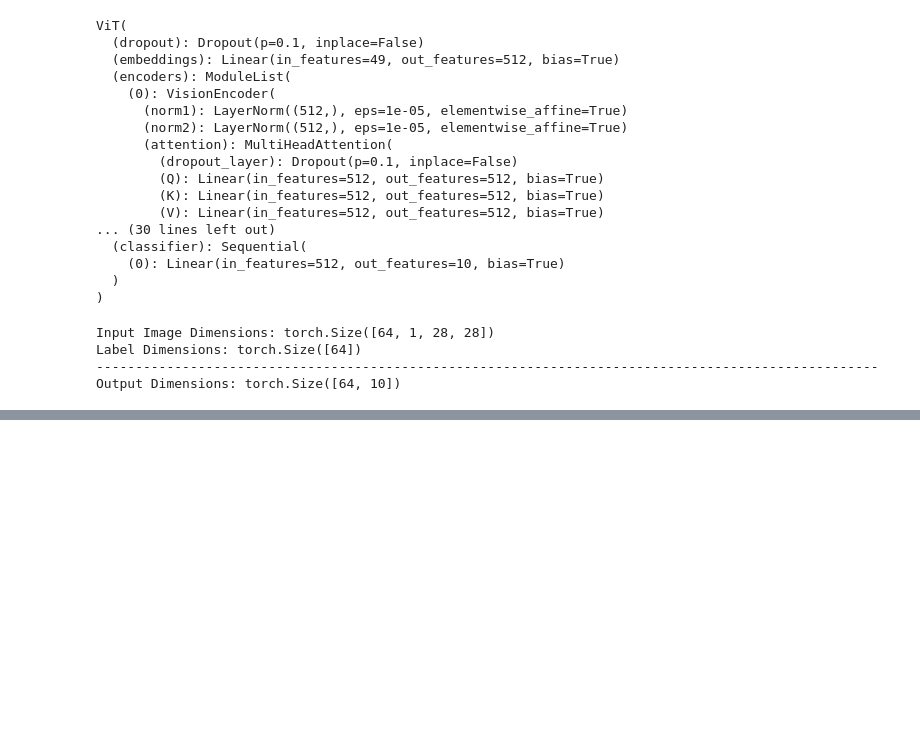
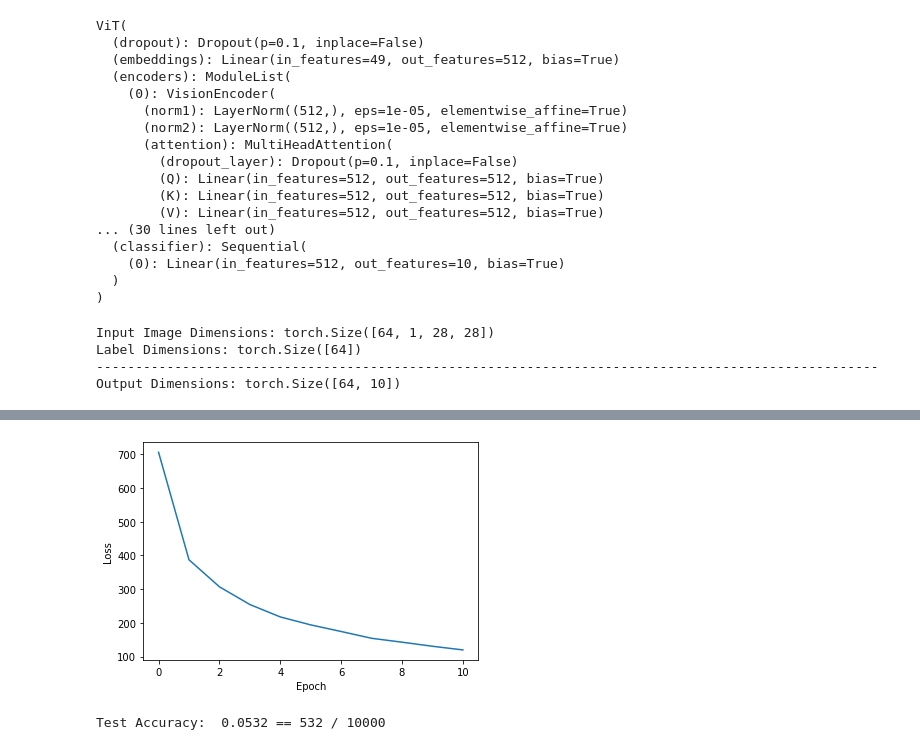
Before and after one commit to UdbhavPrasad072300/Transformer-Implementations, a Jupyter notebook: Multi-class Image Classification with Vision Transformers.ipynb, the cells around one changed output, grey strips where cells are left out. Saved outputs shown, nothing was run; the diff lists cells and outputs as text; code cells hidden in the pictures; blank space fills up the shorter version.

```diff
--- a/Multi-class Image Classification with Vision Transformers.ipynb
+++ b/Multi-class Image Classification with Vision Transformers.ipynb
@@ -196,0 +247,26 @@ for img, label in testloader:
+# %%
+plt.plot(loss_hist["train loss"])
+plt.xlabel("Epoch")
+plt.ylabel("Loss")
+plt.show()
+# %% [output]
+[figure, added]
+# %%
+with torch.no_grad():
+    model.eval()
+
+    y_true_test = []
+    y_pred_test = []
+
+    for batch_idx, (img, label) in enumerate(testloader):
+        img = img.to(device)
+        label = label.to(device)
+
+        preds = model(img)
+
+        y_pred_test.extend(preds.detach().argmax(dim=-1).tolist())
+        y_true_test.extend(labels.detach().tolist())
+
+    print("Test Accuracy: ", len([True for x, y in zip(y_pred_test, y_true_test) if x==y])/len(y_pred_test), "==", len([True for x, y in zip(y_pred_test, y_true_test) if x==y]), "/", len(y_pred_test))
+# %% [output]
+Test Accuracy:  0.0532 == 532 / 10000
```
Also changed, not shown: parts of 7 cells of this notebook.
